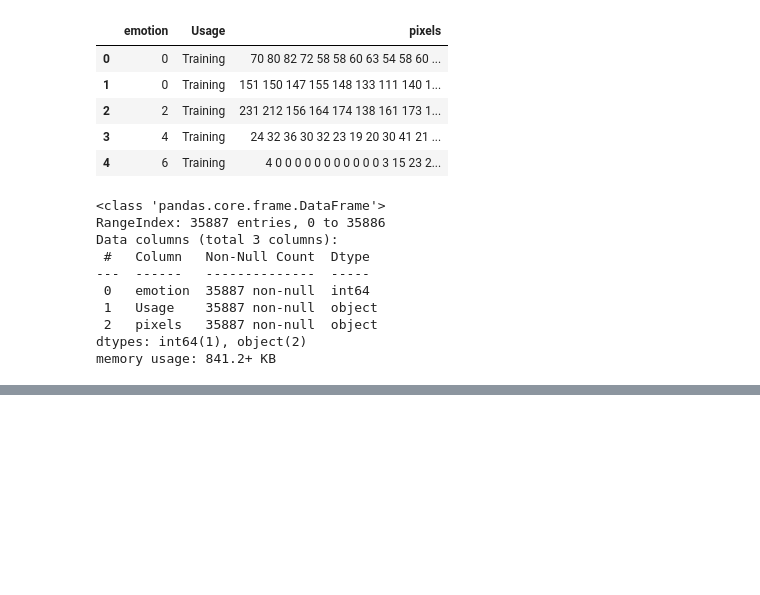
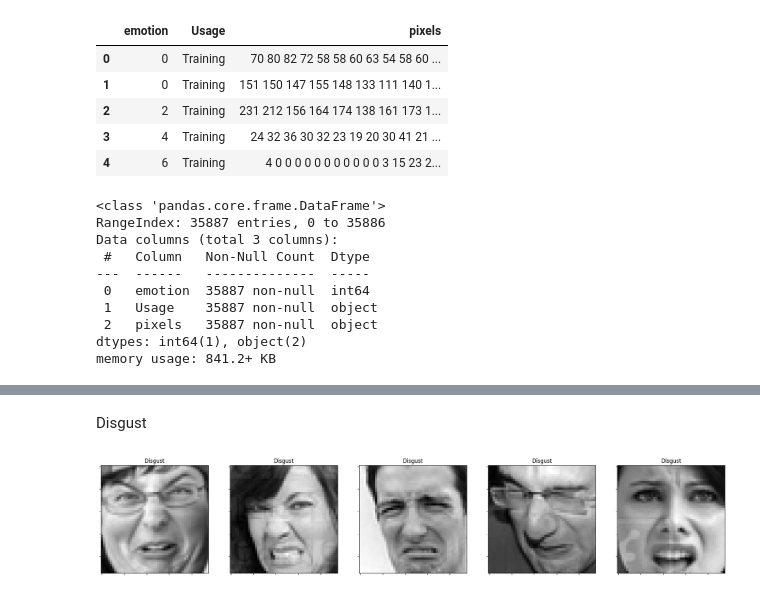
Before and after one commit to rjrizani/machine-learning, a Jupyter notebook: Emotions_Detection.ipynb, the cells around one changed output, grey strips where cells are left out. Drawn from its saved outputs; the diff is of its cells as text; code cells hidden in the pictures; blank space fills up the shorter version.

```diff
--- a/Emotions_Detection.ipynb
+++ b/Emotions_Detection.ipynb
@@ -109,0 +184,6 @@ from keras.layers import Dense, Conv2D, MaxPooling2D, Dropout, Flatten
+# %% [markdown]
+Disgust
+# %%
+plot_emotion(emotion_label=1)
+# %% [output]
+[figure, added]
```
Also changed, not shown: parts of 63 cells of this notebook.
